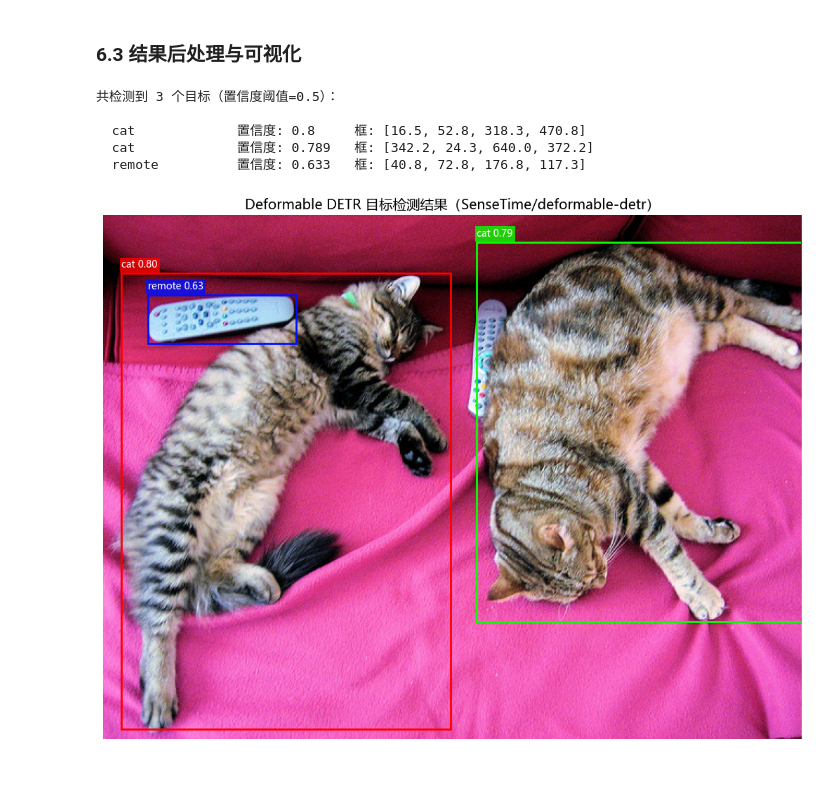
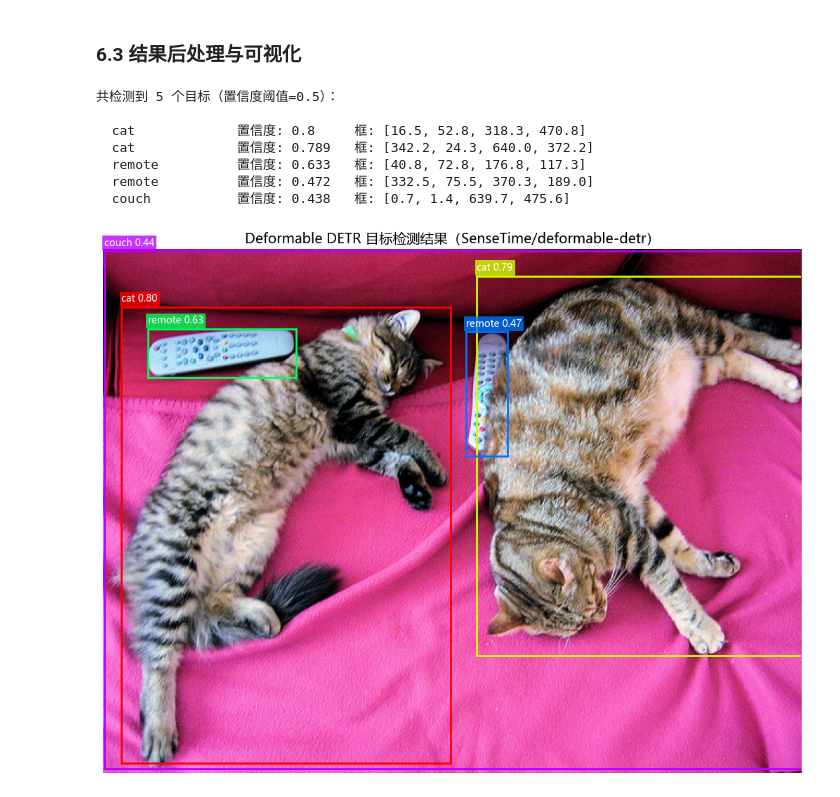
Before and after one commit to lisirui-ai/ObjectDetectionPractice, a Jupyter notebook: 02.DeformableDetr_ModelArchitecture_HuggingFace.ipynb, the cells around one changed output. Saved outputs shown, nothing was run; the diff lists cells and outputs as text; code cells hidden in the pictures.

```diff
--- a/02.DeformableDetr_ModelArchitecture_HuggingFace.ipynb
+++ b/02.DeformableDetr_ModelArchitecture_HuggingFace.ipynb
@@ -853,7 +853,7 @@ target_sizes = torch.tensor([image.size[::-1]])  # 形状 (1, 2)，示例值 [48
 #   - "labels": Tensor，形状 (n_det,)，COCO 类别 id，int64
 #   - "boxes":  Tensor，形状 (n_det, 4)，绝对像素坐标 (x1, y1, x2, y2)，float32
 results = processor.post_process_object_detection(
-    outputs, target_sizes=target_sizes, threshold=0.5
+    outputs, target_sizes=target_sizes, threshold=0.4
 )[0]  # 取 batch 第 0 张图的结果，类型 Dict[str, Tensor]
 
 # ─── 控制台打印检测结果 ─────────────────────────────────────────────────────────
@@ -883,32 +883,34 @@ for idx, (score, label, box) in enumerate(
     class_name = model.config.id2label[label.item()]  # str，COCO 类别名称
     color = colors[idx]                         # 当前目标对应的 RGBA 颜色元组
 
     # patches.Rectangle: 创建矩形边界框 patch
     # (x1, y1): 左上角坐标；box_w/box_h: 宽高；linewidth=2: 边框宽度
     # edgecolor=color: 使用该目标专属颜色；facecolor="none": 透明填充
     rect = patches.Rectangle(
         (x1, y1), box_w, box_h,
         linewidth=2, edgecolor=color, facecolor="none"
     )
     ax.add_patch(rect)   # 将矩形 patch 注册到 Axes
 
     # ax.text: 在框左上角绘制类别名称 + 置信度标签
     # bbox.facecolor=color: 标签背景使用与边框相同的颜色，便于区分不同目标
     ax.text(
         x1, y1 - 5,
         f"{class_name} {score:.2f}",
         fontsize=10, color="white",
         bbox=dict(facecolor=color, alpha=0.8, pad=2, edgecolor="none")
     )
 
 ax.axis("off")                                                               # 隐藏坐标轴刻度与边框
 plt.title("Deformable DETR 目标检测结果（SenseTime/deformable-detr）", fontsize=14)  # 图标题
 plt.tight_layout()                                                           # 自动调整布局间距
 plt.show()                                                                   # 渲染并显示
 # %% [output]
-共检测到 3 个目标（置信度阈值=0.5）：
+共检测到 5 个目标（置信度阈值=0.5）：
 
   cat             置信度: 0.8     框: [16.5, 52.8, 318.3, 470.8]
   cat             置信度: 0.789   框: [342.2, 24.3, 640.0, 372.2]
   remote          置信度: 0.633   框: [40.8, 72.8, 176.8, 117.3]
+  remote          置信度: 0.472   框: [332.5, 75.5, 370.3, 189.0]
+  couch           置信度: 0.438   框: [0.7, 1.4, 639.7, 475.6]
-[figure, old version]
+[figure, new version]
```
Also changed, not shown: parts of 1 cell of this notebook.
